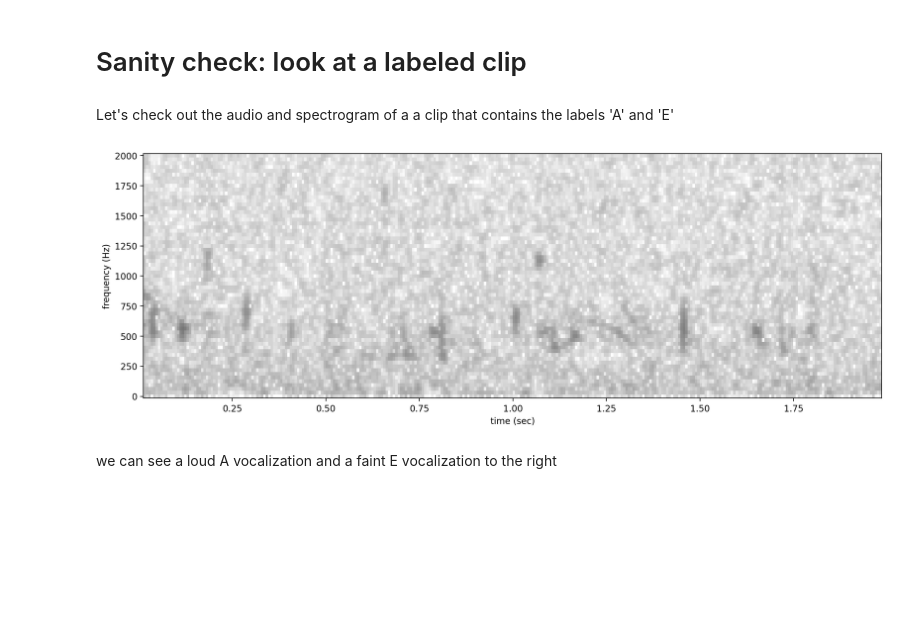
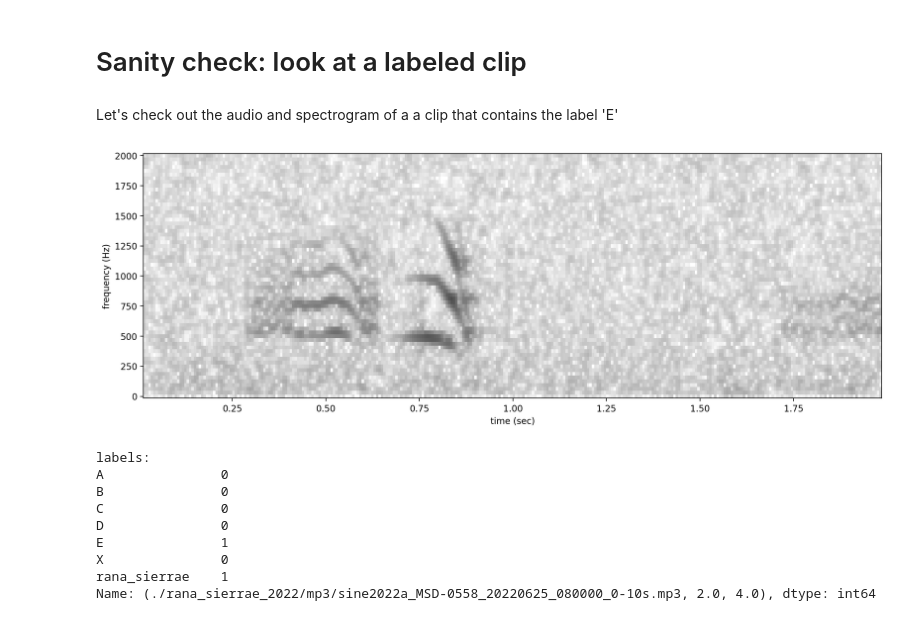
Before and after one commit to kitzeslab/rana-sierrae-cnn, a Jupyter notebook: 02_prep_training_data.ipynb, the cells around one changed output. Cells and saved outputs as stored; diff of their text form; code cells hidden in the pictures; blank space fills up the shorter version.

```diff
--- a/02_prep_training_data.ipynb
+++ b/02_prep_training_data.ipynb
@@ -138,7 +138,7 @@ val_df.to_csv('./resources/validation_set.csv')
 # %% [markdown]
 # Sanity check: look at a labeled clip
 # %% [markdown]
-Let's check out the audio and spectrogram of a a clip that contains the labels 'A' and 'E'
+Let's check out the audio and spectrogram of a a clip that contains the label 'E'
 # %%
 from opensoundscape import Audio, Spectrogram
 from matplotlib import pyplot as plt
@@ -146,10 +146,20 @@ plt.rcParams['figure.figsize']=[15,5] #for big visuals
 %config InlineBackend.figure_format = 'retina'
 from opensoundscape.annotations import BoxedAnnotations
 # %%
-audio_path = labels.sample(5,random_state=2023).index.values[2][0]
-audio=Audio.from_file(audio_path,offset=6.5,duration=2)
+row = labels.loc[('./rana_sierrae_2022/mp3/sine2022a_MSD-0558_20220625_080000_0-10s.mp3',2.0,4.0)]
+audio_path = row.name[0]
+audio=Audio.from_file(audio_path,offset=row.name[1],duration=2)
 Spectrogram.from_audio(audio,window_samples=1024,overlap_fraction=0.8).bandpass(0,2000).plot()
+print('labels:')
+print(random_row)
 # %% [output]
-[figure, old version]
+[figure, new version]
+labels:
+A               0
+B               0
+C               0
+D               0
+E               1
+X               0
+rana_sierrae    1
+Name: (./rana_sierrae_2022/mp3/sine2022a_MSD-0558_20220625_080000_0-10s.mp3, 2.0, 4.0), dtype: int64
-# %% [markdown]
-we can see a loud A vocalization and a faint E vocalization to the right
```
Also changed, not shown: 13 other files.
